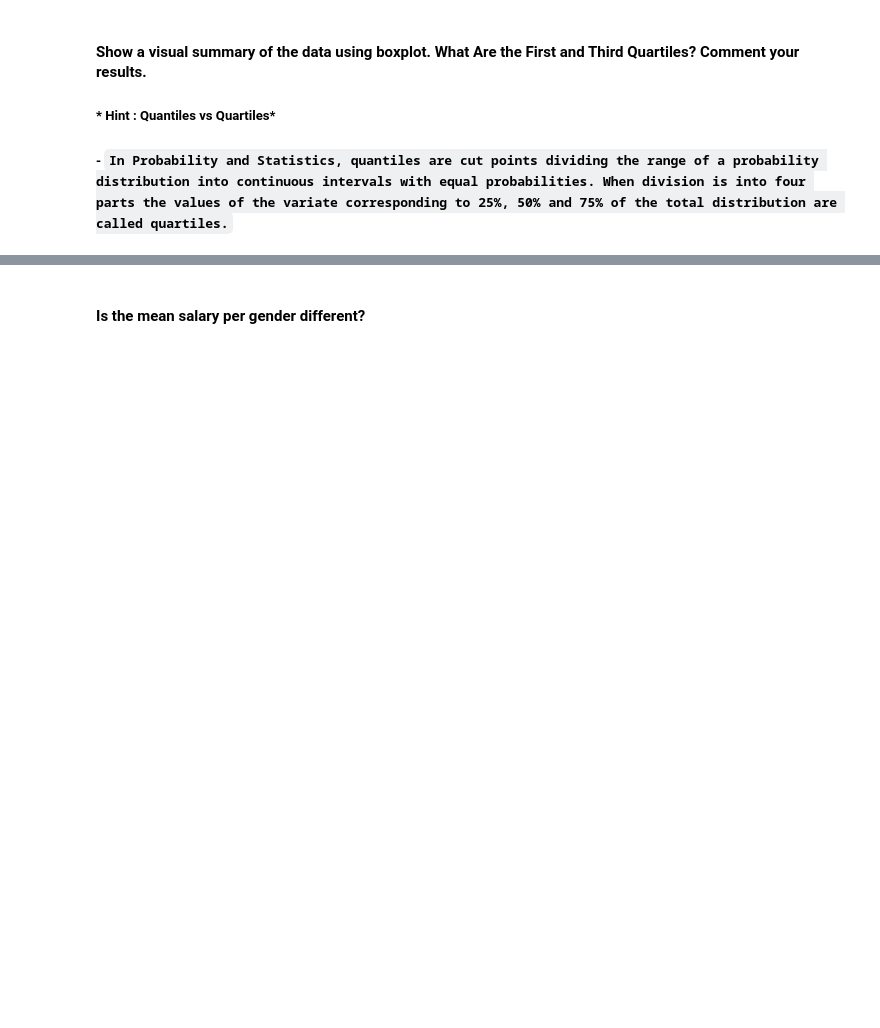
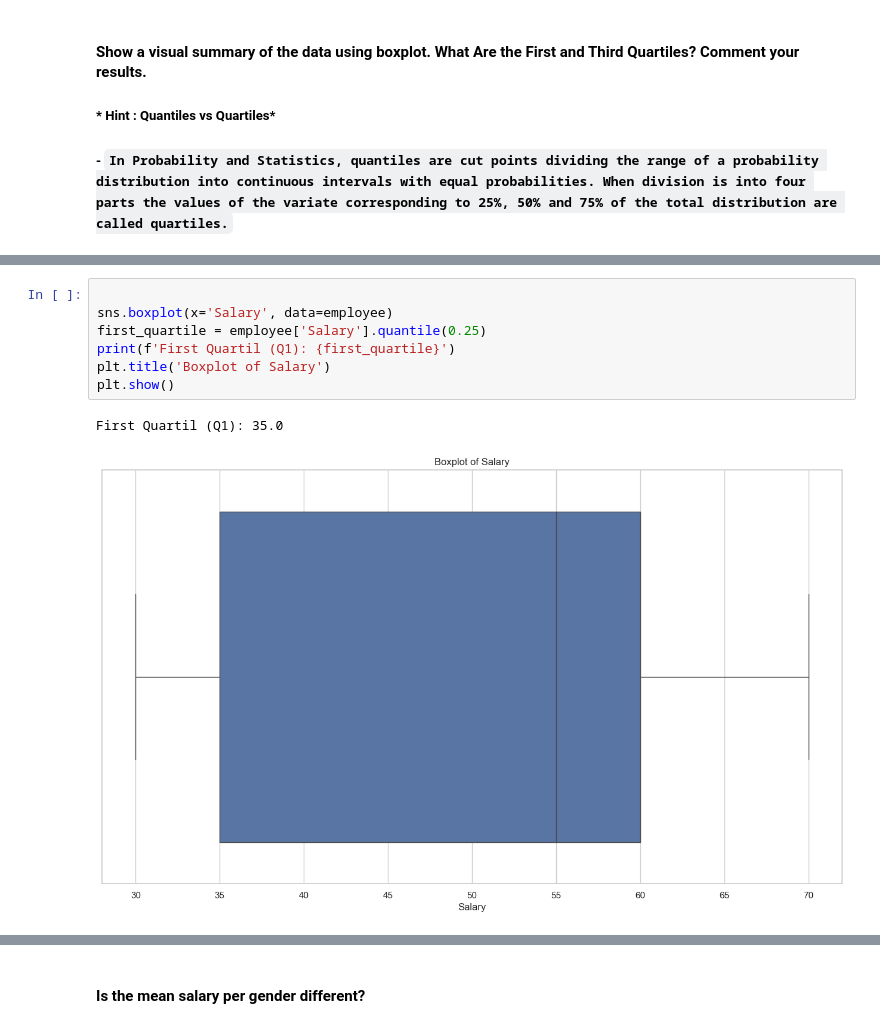
Before and after one commit to leoolessa/lab-descriptive-stats, a Jupyter notebook: your-code/main.ipynb, the cells around one changed output, grey strips where cells are left out. Drawn from its saved outputs; the diff is of its cells as text; blank space fills up the shorter version.

```diff
--- a/your-code/main.ipynb
+++ b/your-code/main.ipynb
@@ -269,0 +291,10 @@ employee.head(3)
+# %%
+
+sns.boxplot(x='Salary', data=employee)
+first_quartile = employee['Salary'].quantile(0.25)
+print(f'First Quartil (Q1): {first_quartile}')
+plt.title('Boxplot of Salary')
+plt.show()
+# %% [output]
+First Quartil (Q1): 35.0
+[figure, added]
```
Also changed, not shown: parts of 49 cells of this notebook, 1 other file.
